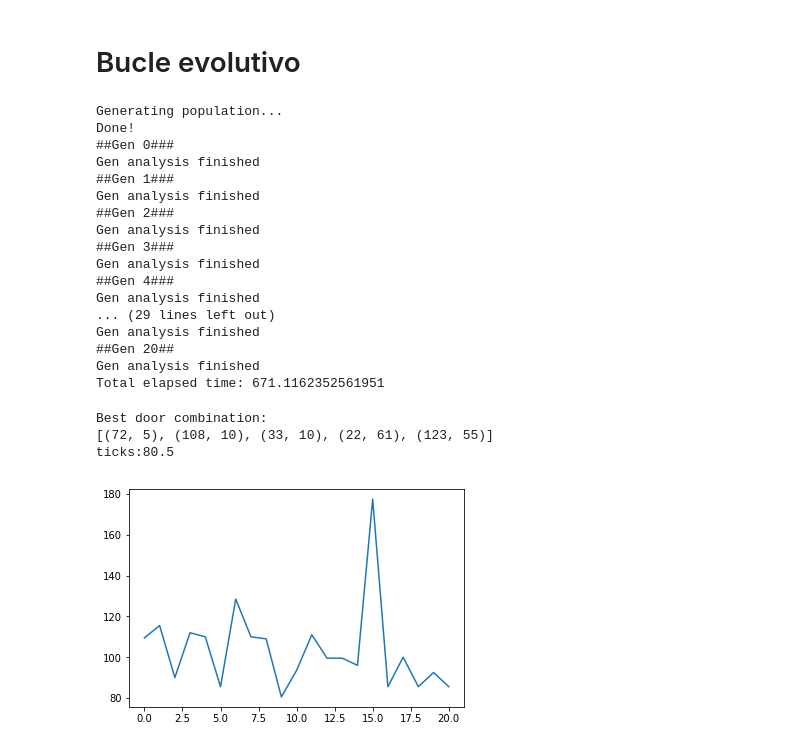
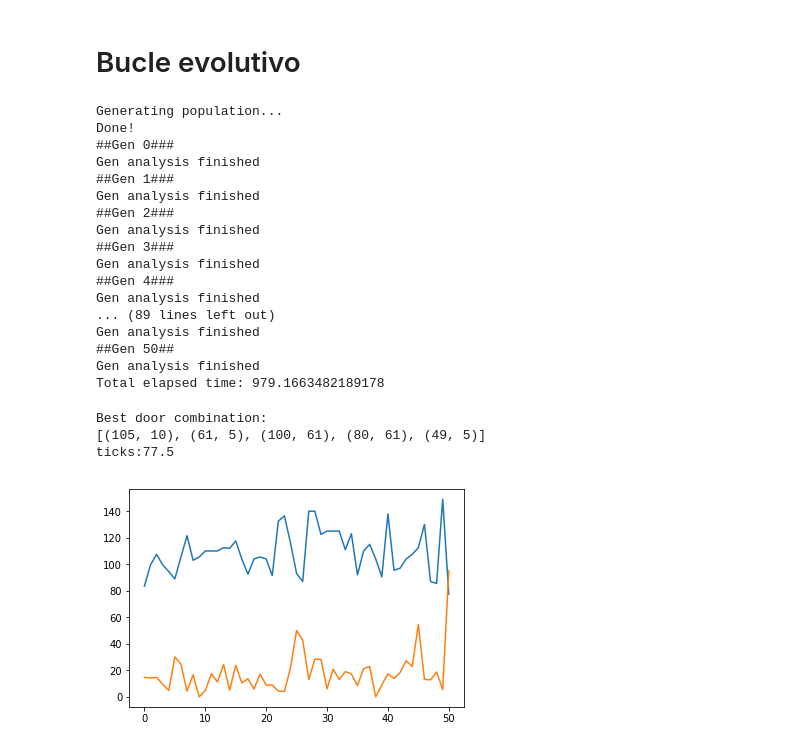
Before and after one commit to fr4j4/INFO267_2018_TAREA_GA, a Jupyter notebook: tareaplusplus.ipynb, the cells around one changed output. Saved outputs shown, nothing was run; the diff lists cells and outputs as text; code cells hidden in the pictures.

Commit message:
agregado obtencioon promedio generacion, hay que revisar TODO el codigo por posibles errores

```diff
--- a/tareaplusplus.ipynb
+++ b/tareaplusplus.ipynb
@@ -27,13 +27,13 @@ import numpy as np
 
 netlogo_gui=False #ejecutar netlogo con interfaz grafica (True = si, False = no)
 current_gen = 0 #contador de la generación actual
-max_gen=20 #total de generaciones
+max_gen=50 #total de generaciones
 n_doors = 5 #numero de puertas a ubicar
 pop_size=20 #tamaño poblacion
 n_iterations=2 #cantidad de iteraciones por individuo
 n_tournament=3 #cantidad de individuos por torneo
 p_cross=0.3#probabilidad de recombinacion
-p_mut=0.3 #probabilidad de mutacion
+p_mut=0.4 #probabilidad de mutacion
 
 plan_file="office.plan"
 
@@ -217,6 +217,12 @@ def get_best_from_pop(pop):
     best_index = np.argmin(list(map(lambda p:p['ticks'],pop)))
     best = pop2[best_index]
     return best
+
+def get_mean(pop):
+    x=0
+    for i in range(len(pop)):
+        x=x+pop[i]['ticks']
+    return (x/len(pop))
 # %%
 kill_netlogo()
 launch_netlogo()
@@ -244,7 +250,7 @@ print("Done!")
 #print("|{0:_^5}|".format("Gen"))
 
 best_of = []
-
+all_mean=[]
 while current_gen <= max_gen:
 #     iter_time = time.time()
     print("{0:#^10}".format("Gen " + str(current_gen)))
@@ -268,6 +274,8 @@ while current_gen <= max_gen:
 
     best_of_this_gen = get_best_from_pop(pop2)#encontrar el mejor (para realizar el grafico)
     best_of.append( (current_gen,best_of_this_gen,best_of_this_gen))#guardarlo en una lista junto con la genereacion (para el grafico)
+    gen_mean=get_mean(pop2)
+    all_mean.append((current_gen,gen_mean))
 
     print("Gen analysis finished")
 #     elapsed_time = time.time() - iter_time
@@ -291,27 +299,28 @@ Gen analysis finished
 Gen analysis finished
 ##Gen 4###
 Gen analysis finished
-... (29 lines left out)
+... (89 lines left out)
 Gen analysis finished
-##Gen 20##
+##Gen 50##
 Gen analysis finished
-Total elapsed time: 671.1162352561951
+Total elapsed time: 979.1663482189178
 # %%
 import matplotlib.pyplot as plt
 
 x_points=list(map(lambda x:x[0],best_of))
 y_points=list(map(lambda x:x[1]['ticks'],best_of))
+z_points=list(map(lambda x:x[1],all_mean))
 
 best_of_all_time_index = np.argmin(y_points)
 best_of_all_time = best_of[best_of_all_time_index][1]
 best_doors = list(map(lambda i:good_doors[i] ,best_of_all_time['doors']))
 
 print("Best door combination:\n{0}\nticks:{1}".format(best_doors,best_of_all_time['ticks']))
 
-plt.plot(x_points,y_points)
+plt.plot(x_points,y_points,z_points)
 plt.show()
 # %% [output]
 Best door combination:
-[(72, 5), (108, 10), (33, 10), (22, 61), (123, 55)]
-ticks:80.5
+[(105, 10), (61, 5), (100, 61), (80, 61), (49, 5)]
+ticks:77.5
-[figure, old version]
+[figure, new version]
```
Also changed, not shown: parts of 1 cell of this notebook, 1 other file.
